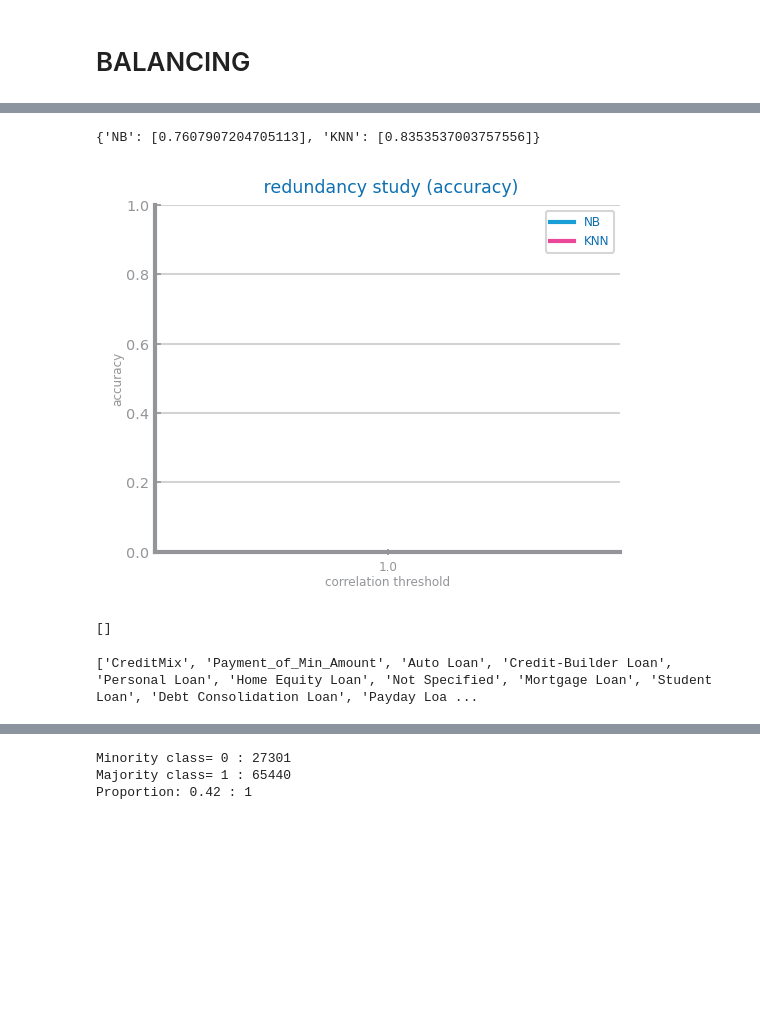
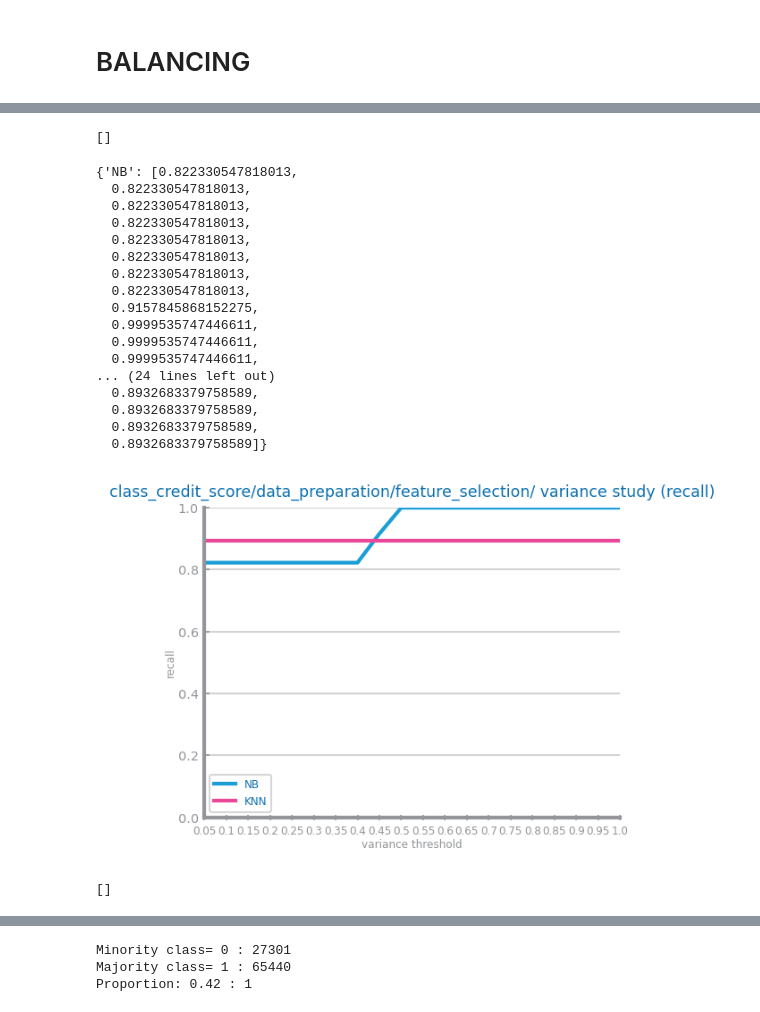
Before and after one commit to raquelfmcardoso/datascience-2023-2024-project, a Jupyter notebook: classification/credit_datapreparation.ipynb, the cells around one changed output, grey strips where cells are left out. Drawn from its saved outputs; the diff is of its cells as text; code cells hidden in the pictures; blank space fills up the shorter version.

```diff
--- a/classification/credit_datapreparation.ipynb
+++ b/classification/credit_datapreparation.ipynb
@@ -721,7 +700,30 @@ study_variance_for_feature_selection(train, test, target, 1, 0.05, "accuracy", "
+# %%
+from dslab_functions import select_low_variance_variables
+train2 = train.copy(deep=True)
+lowvar_vars = select_low_variance_variables(train2, 0.35, target)
+print(lowvar_vars)
+# %% [output]
+[]
 # %%
-study_redundancy_for_feature_selection(train, test, target, 1, 0.05, "accuracy", "")
+study_variance_for_feature_selection(train, test, target, 1, 0.05, "recall", "class_credit_score/data_preparation/feature_selection/")
 # %% [output]
-{'NB': [0.7607907204705113], 'KNN': [0.8353537003757556]}
+{'NB': [0.822330547818013,
+  0.822330547818013,
+  0.822330547818013,
+  0.822330547818013,
+  0.822330547818013,
+  0.822330547818013,
+  0.822330547818013,
+  0.822330547818013,
+  0.9157845868152275,
+  0.9999535747446611,
+  0.9999535747446611,
+  0.9999535747446611,
+... (24 lines left out)
+  0.8932683379758589,
+  0.8932683379758589,
+  0.8932683379758589,
+  0.8932683379758589]}
-[figure, old version]
+[figure, new version]
 # %%
 from dslab_functions import select_redundant_variables
@@ -730,10 +732,3 @@ redudant_vars = select_redundant_variables(data, 0.9, target)
 print(redudant_vars)
 # %% [output]
 []
-# %%
-from dslab_functions import select_low_variance_variables
-data2 = original.copy(deep=True)
-lowvar_vars = select_low_variance_variables(data2, 0.9, target)
-print(lowvar_vars)
-# %% [output]
-['CreditMix', 'Payment_of_Min_Amount', 'Auto Loan', 'Credit-Builder Loan', 'Personal Loan', 'Home Equity Loan', 'Not Specified', 'Mortgage Loan', 'Student Loan', 'Debt Consolidation Loan', 'Payday Loa ...
```
Also changed, not shown: parts of 3 cells of this notebook, 21 other files.
